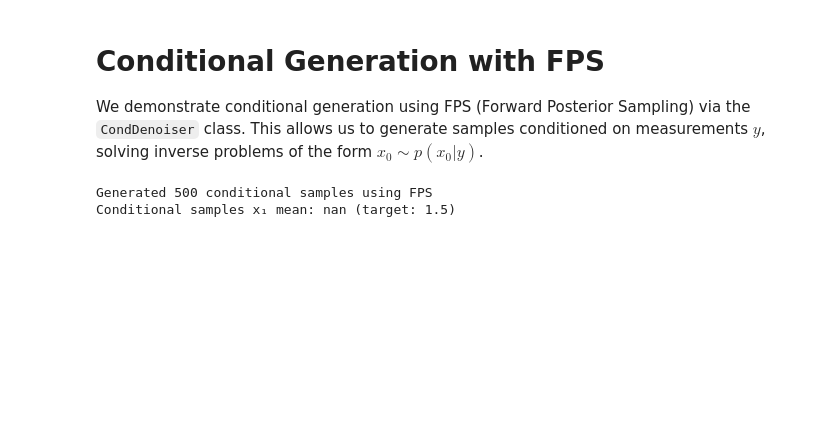
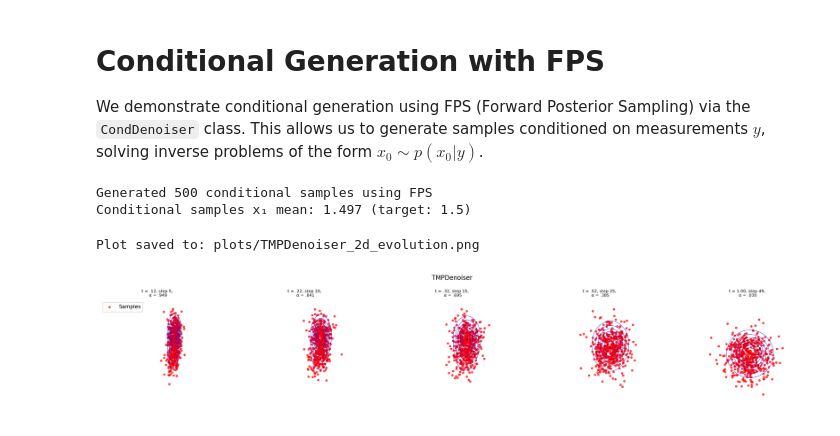
Before and after one commit to jcopo/diffuse, a Jupyter notebook: docs/diffusion_tutorial.ipynb, the cells around one changed output. Saved outputs shown, nothing was run; the diff lists cells and outputs as text; code cells hidden in the pictures; blank space fills up the shorter version.

```diff
--- a/docs/diffusion_tutorial.ipynb
+++ b/docs/diffusion_tutorial.ipynb
@@ -283,20 +352,28 @@ Generated 500 samples using DDIM integrator
 We demonstrate conditional generation using FPS (Forward Posterior Sampling) via the `CondDenoiser` class. This allows us to generate samples conditioned on measurements $y$, solving inverse problems of the form $x_0 \sim p(x_0|y)$.
 # %%
 # Import conditional generation components
-from diffuse.denoisers.cond import FPSDenoiser
+from diffuse.denoisers.cond import FPSDenoiser, TMPDenoiser
 from diffuse.base_forward_model import MeasurementState
 from examples.gaussian_mixtures.forward_models.matrix_product import MatrixProduct
+from examples.gaussian_mixtures.cond_mixture import compute_xt_given_y
 
 # Create measurement state for conditioning
 y_measurement = jnp.array([1.5])  # Same measurement as before
 forward_model = MatrixProduct(A=A, std=sigma_y)
 measurement_state = MeasurementState(y=y_measurement, mask_history=A)
 
+def conditional_pdf(x, t):
+    mix_state_t = compute_xt_given_y(posterior_state, sde, t)
+    return pdf_mixtr(mix_state_t, x)
+
+def conditional_score(x, t):
+    return jax.grad(conditional_pdf)(x, t) / conditional_pdf(x, t)
+
 # Create FPS denoiser for conditional generation
-fps_denoiser = FPSDenoiser(
-    integrator=euler_integrator,
+fps_denoiser = TMPDenoiser(
+    integrator=eulerM_integrator,
     sde=sde,
-    score=score,
+    score=unconditional_score,
     forward_model=forward_model,
     x0_shape=(2,),
 )
@@ -307,11 +384,18 @@ cond_state, cond_hist = fps_denoiser.generate(
     key_cond,
     measurement_state,
     n_steps,
-    n_samples
+    n_samples,
+    keep_history=True,
 )
 
 print(f"Generated {n_samples} conditional samples using FPS")
 print(f"Conditional samples x₁ mean: {jnp.mean(cond_state.integrator_state.position[:, 0]):.3f} (target: {y_measurement[0]})")
 # %% [output]
 Generated 500 conditional samples using FPS
-Conditional samples x₁ mean: nan (target: 1.5)
+Conditional samples x₁ mean: 1.497 (target: 1.5)
+# %%
+# add plots here
+display_2d_trajectories_at_times(cond_hist[::-1], timer, n_steps, [0.1, 0.2, 0.3, .5, 0.99], conditional_pdf, sde=sde, title="TMPDenoiser")
+# %% [output]
+Plot saved to: plots/TMPDenoiser_2d_evolution.png
+[figure, added]
```
Also changed, not shown: parts of 4 cells of this notebook, 4 other files.
